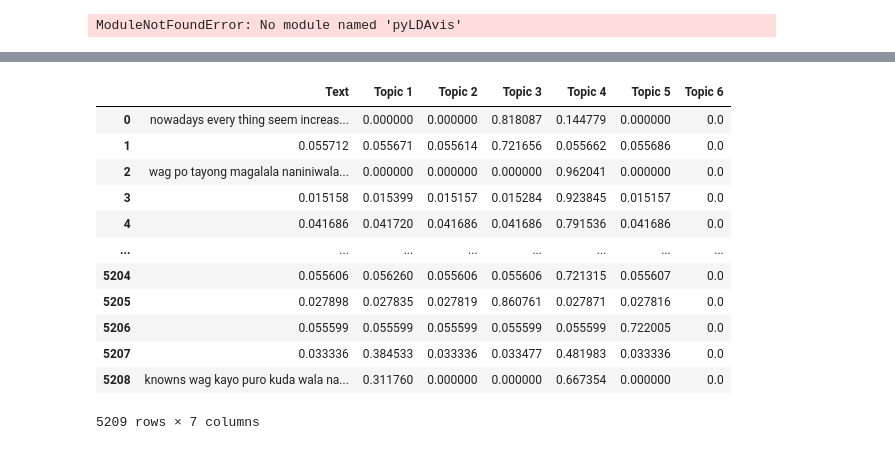
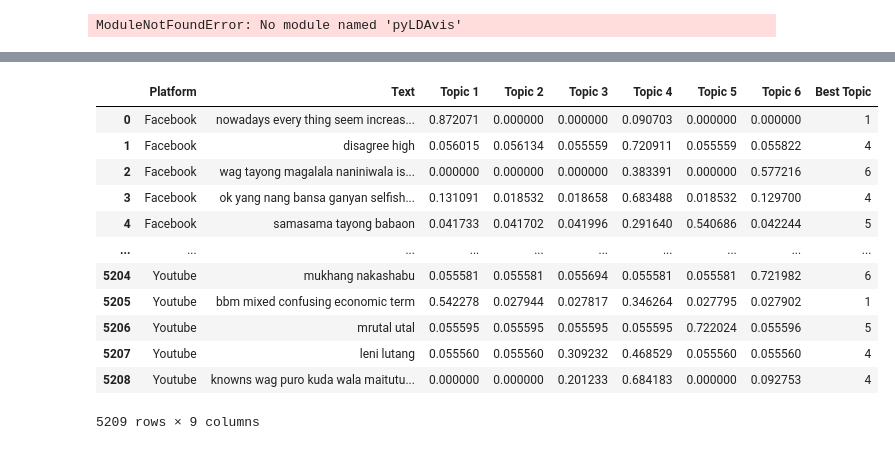
Before and after one commit to ABCD-EDU/LDA-ph-inflation, a Jupyter notebook: LDA_w_metrics.ipynb, the cells around one changed output, grey strips where cells are left out. Drawn from its saved outputs; the diff is of its cells as text; code cells hidden in the pictures.

```diff
--- a/LDA_w_metrics.ipynb
+++ b/LDA_w_metrics.ipynb
@@ -80,9 +41,3 @@ print(ldamodel.print_topics(num_topics=6, num_words=5))
 # num_words: the number of words that want per topic
 # %% [output]
 [(0, '0.016*"inflation" + 0.010*"people" + 0.010*"philippine" + 0.010*"country" + 0.008*"dont"'), (1, '0.009*"share" + 0.007*"price" + 0.006*"mb" + 0.006*"market" + 0.006*"company"'), (2, '0.027*"yung ...
-# %%
-from gensim.models import CoherenceModel
-
-coherence_model = CoherenceModel(model=ldamodel, texts=clean_corpus, dictionary=dict_, coherence="c_v")
-
-coherence_model.get_coherence()
@@ -110,24 +55,6 @@ def train_model_with_diff_topicN(dictionary, corpus, texts, limit, start=2, step
    return model_list
 
 all_model_list = train_model_with_diff_topicN(dictionary=dict_, corpus=doc_term_matrix, texts=clean_corpus, limit=limit,start=start, step=step )
-# %%
-# A method for computing different coherence values(c_v, c_npmi, u_mass) of all models with different number of topics.
-
-from gensim.models import CoherenceModel
-
-def compute_coherence_values(model_list,dictionary,  texts):
-   all_coherence_values ={}
-   coherence_types = ["c_v", "c_npmi", "u_mass"]
-
-   for coherence_type in coherence_types:
-      coherence_values = []
-      for model in model_list:
-
-         coherence_model = CoherenceModel(model=model, texts=texts, dictionary=dictionary, coherence=coherence_type)
-         coherence_values.append(coherence_model.get_coherence())
-      all_coherence_values[coherence_type] = coherence_values
-
-   return all_coherence_values
 # %%
 # Computes for the perplexity values of models with different number of topics
 
@@ -294,11 +205,10 @@ all_rows = []
 # Get raw scores
 for index,doc_in_words in enumerate(clean_corpus):
     doc_in_words_as_string = ' '.join(doc_in_words)
-    row_vals = [doc_in_words_as_string]+list(np.zeros(6))
+    row_vals = [dataframe.loc[index,'platform'], doc_in_words_as_string]+list(np.zeros(6))
     doc_topics = ldamodel.get_document_topics(doc_term_matrix[index])
-
-    # print(doc_in_words_as_string)
-    # print(doc_topics)
     for doc_topic in doc_topics:
-        row_vals[doc_topic[0]] = doc_topic[1]
+        row_vals[doc_topic[0]+2] = doc_topic[1]
+    index_of_best_topic = np.argmax(row_vals[2:])
+    row_vals.append(index_of_best_topic+1)
     all_rows.append(row_vals)
@@ -305,18 +233,18 @@ for index,doc_in_words in enumerate(clean_corpus):
 # %%
 import pandas as pd
-df = pd.DataFrame(all_rows, columns=["Platform","Text"]+[f"Topic {i+1}" for i in range(6)])
-df
+labelled_dataset = pd.DataFrame(all_rows, columns=["Platform","Text"]+[f"Topic {i+1}" for i in range(6)]+["Best Topic"])
+labelled_dataset
 # %% [output]
-|  | Text | Topic 1 | Topic 2 | Topic 3 | Topic 4 | Topic 5 | Topic 6 |
-| 0 | nowadays every thing seem increas... | 0.000000 | 0.000000 | 0.818087 | 0.144779 | 0.000000 | 0.0 |
-| 1 | 0.055712 | 0.055671 | 0.055614 | 0.721656 | 0.055662 | 0.055686 | 0.0 |
-| 2 | wag po tayong magalala naniniwala... | 0.000000 | 0.000000 | 0.000000 | 0.962041 | 0.000000 | 0.0 |
-| 3 | 0.015158 | 0.015399 | 0.015157 | 0.015284 | 0.923845 | 0.015157 | 0.0 |
-| 4 | 0.041686 | 0.041720 | 0.041686 | 0.041686 | 0.791536 | 0.041686 | 0.0 |
-| ... | ... | ... | ... | ... | ... | ... | ... |
-| 5204 | 0.055606 | 0.056260 | 0.055606 | 0.055606 | 0.721315 | 0.055607 | 0.0 |
-| 5205 | 0.027898 | 0.027835 | 0.027819 | 0.860761 | 0.027871 | 0.027816 | 0.0 |
-| 5206 | 0.055599 | 0.055599 | 0.055599 | 0.055599 | 0.055599 | 0.722005 | 0.0 |
-| 5207 | 0.033336 | 0.384533 | 0.033336 | 0.033477 | 0.481983 | 0.033336 | 0.0 |
-| 5208 | knowns wag kayo puro kuda wala na... | 0.311760 | 0.000000 | 0.000000 | 0.667354 | 0.000000 | 0.0 |
+|  | Platform | Text | Topic 1 | Topic 2 | Topic 3 | Topic 4 | Topic 5 | Topic 6 | Best Topic |
+| 0 | Facebook | nowadays every thing seem increas... | 0.872071 | 0.000000 | 0.000000 | 0.090703 | 0.000000 | 0.000000 | 1 |
+| 1 | Facebook | disagree high | 0.056015 | 0.056134 | 0.055559 | 0.720911 | 0.055559 | 0.055822 | 4 |
+| 2 | Facebook | wag tayong magalala naniniwala is... | 0.000000 | 0.000000 | 0.000000 | 0.383391 | 0.000000 | 0.577216 | 6 |
+| 3 | Facebook | ok yang nang bansa ganyan selfish... | 0.131091 | 0.018532 | 0.018658 | 0.683488 | 0.018532 | 0.129700 | 4 |
+| 4 | Facebook | samasama tayong babaon | 0.041733 | 0.041702 | 0.041996 | 0.291640 | 0.540686 | 0.042244 | 5 |
+| ... | ... | ... | ... | ... | ... | ... | ... | ... | ... |
+| 5204 | Youtube | mukhang nakashabu | 0.055581 | 0.055581 | 0.055694 | 0.055581 | 0.055581 | 0.721982 | 6 |
+| 5205 | Youtube | bbm mixed confusing economic term | 0.542278 | 0.027944 | 0.027817 | 0.346264 | 0.027795 | 0.027902 | 1 |
+| 5206 | Youtube | mrutal utal | 0.055595 | 0.055595 | 0.055595 | 0.055595 | 0.722024 | 0.055596 | 5 |
+| 5207 | Youtube | leni lutang | 0.055560 | 0.055560 | 0.309232 | 0.468529 | 0.055560 | 0.055560 | 4 |
+| 5208 | Youtube | knowns wag puro kuda wala maitutu... | 0.000000 | 0.000000 | 0.201233 | 0.684183 | 0.000000 | 0.092753 | 4 |
-5209 rows × 7 columns
+5209 rows × 9 columns
```
Also changed, not shown: parts of 16 cells of this notebook, 4 other files.
